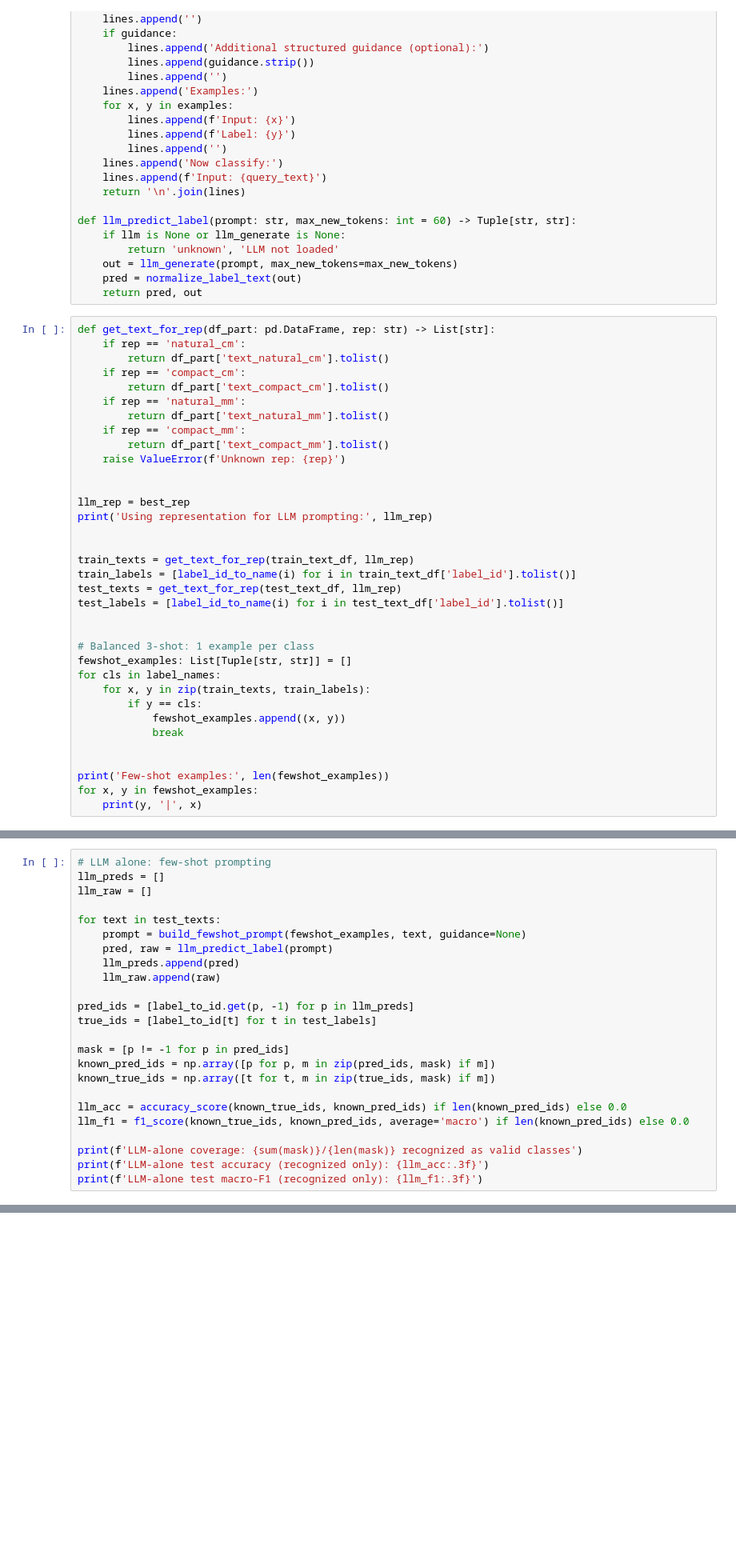
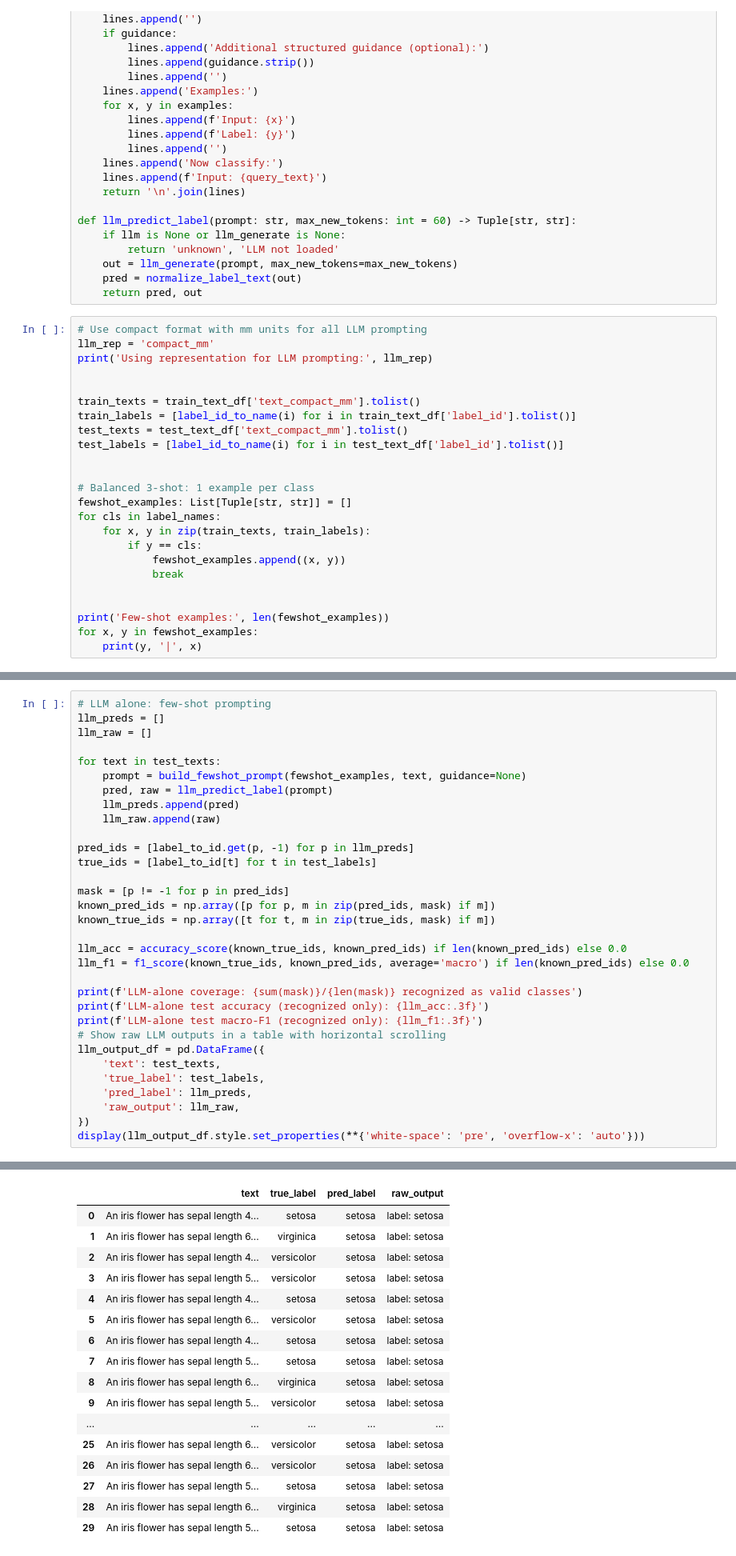
Before and after one commit to atomicsulfate/classic-ml-vs-llm, a Jupyter notebook: task2_classical_vs_llm_structured.ipynb, the cells around one changed output, grey strips where cells are left out. Shown at 80% size. Drawn from its saved outputs; the diff is of its cells as text; blank space fills up the shorter version.

```diff
--- a/task2_classical_vs_llm_structured.ipynb
+++ b/task2_classical_vs_llm_structured.ipynb
@@ -923,25 +942,14 @@ def llm_predict_label(prompt: str, max_new_tokens: int = 60) -> Tuple[str, str]:
     pred = normalize_label_text(out)
     return pred, out
 # %%
-def get_text_for_rep(df_part: pd.DataFrame, rep: str) -> List[str]:
-    if rep == 'natural_cm':
-        return df_part['text_natural_cm'].tolist()
-    if rep == 'compact_cm':
-        return df_part['text_compact_cm'].tolist()
-    if rep == 'natural_mm':
-        return df_part['text_natural_mm'].tolist()
-    if rep == 'compact_mm':
-        return df_part['text_compact_mm'].tolist()
-    raise ValueError(f'Unknown rep: {rep}')
-
-
-llm_rep = best_rep
+# Use compact format with mm units for all LLM prompting
+llm_rep = 'compact_mm'
 print('Using representation for LLM prompting:', llm_rep)
 
 
-train_texts = get_text_for_rep(train_text_df, llm_rep)
+train_texts = train_text_df['text_compact_mm'].tolist()
 train_labels = [label_id_to_name(i) for i in train_text_df['label_id'].tolist()]
-test_texts = get_text_for_rep(test_text_df, llm_rep)
+test_texts = test_text_df['text_compact_mm'].tolist()
 test_labels = [label_id_to_name(i) for i in test_text_df['label_id'].tolist()]
 
 
@@ -981,3 +995,12 @@ llm_f1 = f1_score(known_true_ids, known_pred_ids, average='macro') if len(known_
 print(f'LLM-alone coverage: {sum(mask)}/{len(mask)} recognized as valid classes')
 print(f'LLM-alone test accuracy (recognized only): {llm_acc:.3f}')
 print(f'LLM-alone test macro-F1 (recognized only): {llm_f1:.3f}')
+# Show raw LLM outputs in a table with horizontal scrolling
+llm_output_df = pd.DataFrame({
+    'text': test_texts,
+    'true_label': test_labels,
+    'pred_label': llm_preds,
+    'raw_output': llm_raw,
+})
+display(llm_output_df.style.set_properties(**{'white-space': 'pre', 'overflow-x': 'auto'}))
+# %% [output]
@@ -984,2 +1010,19 @@ print(f'LLM-alone test macro-F1 (recognized only): {llm_f1:.3f}')
+|  | text | true_label | pred_label | raw_output |
+| 0 | An iris flower has sepal length 4... | setosa | setosa | label: setosa |
+| 1 | An iris flower has sepal length 6... | virginica | setosa | label: setosa |
+| 2 | An iris flower has sepal length 4... | versicolor | setosa | label: setosa |
+| 3 | An iris flower has sepal length 5... | versicolor | setosa | label: setosa |
+| 4 | An iris flower has sepal length 4... | setosa | setosa | label: setosa |
+| 5 | An iris flower has sepal length 6... | versicolor | setosa | label: setosa |
+| 6 | An iris flower has sepal length 4... | setosa | setosa | label: setosa |
+| 7 | An iris flower has sepal length 5... | setosa | setosa | label: setosa |
+| 8 | An iris flower has sepal length 6... | virginica | setosa | label: setosa |
+| 9 | An iris flower has sepal length 5... | versicolor | setosa | label: setosa |
+| ... | ... | ... | ... | ... |
+| 25 | An iris flower has sepal length 6... | versicolor | setosa | label: setosa |
+| 26 | An iris flower has sepal length 6... | versicolor | setosa | label: setosa |
+| 27 | An iris flower has sepal length 5... | setosa | setosa | label: setosa |
+| 28 | An iris flower has sepal length 6... | virginica | setosa | label: setosa |
+| 29 | An iris flower has sepal length 5... | setosa | setosa | label: setosa |
 # %%
 # Structured guidance for LLM augmentation
```
Also changed, not shown: parts of 6 cells of this notebook.
